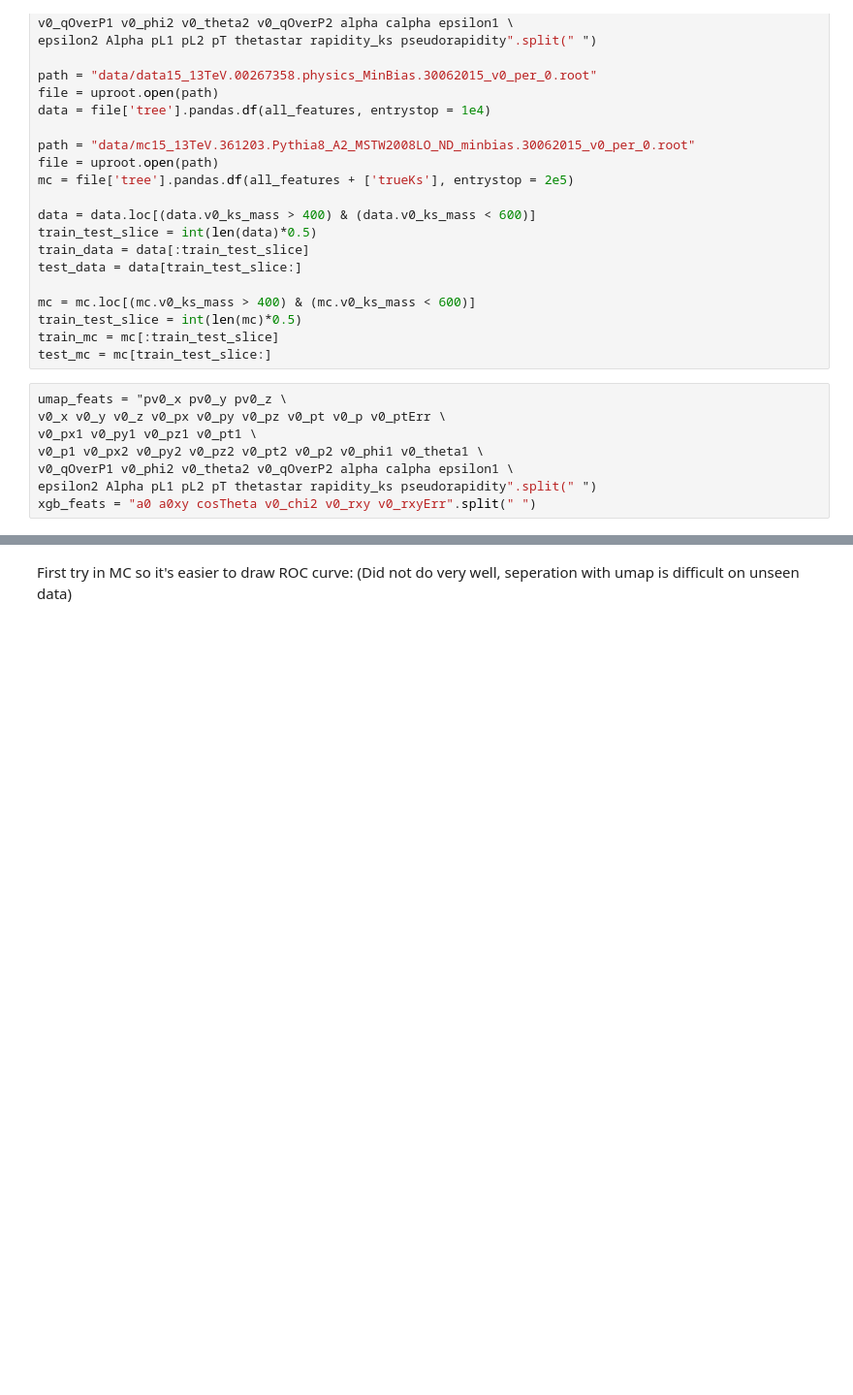
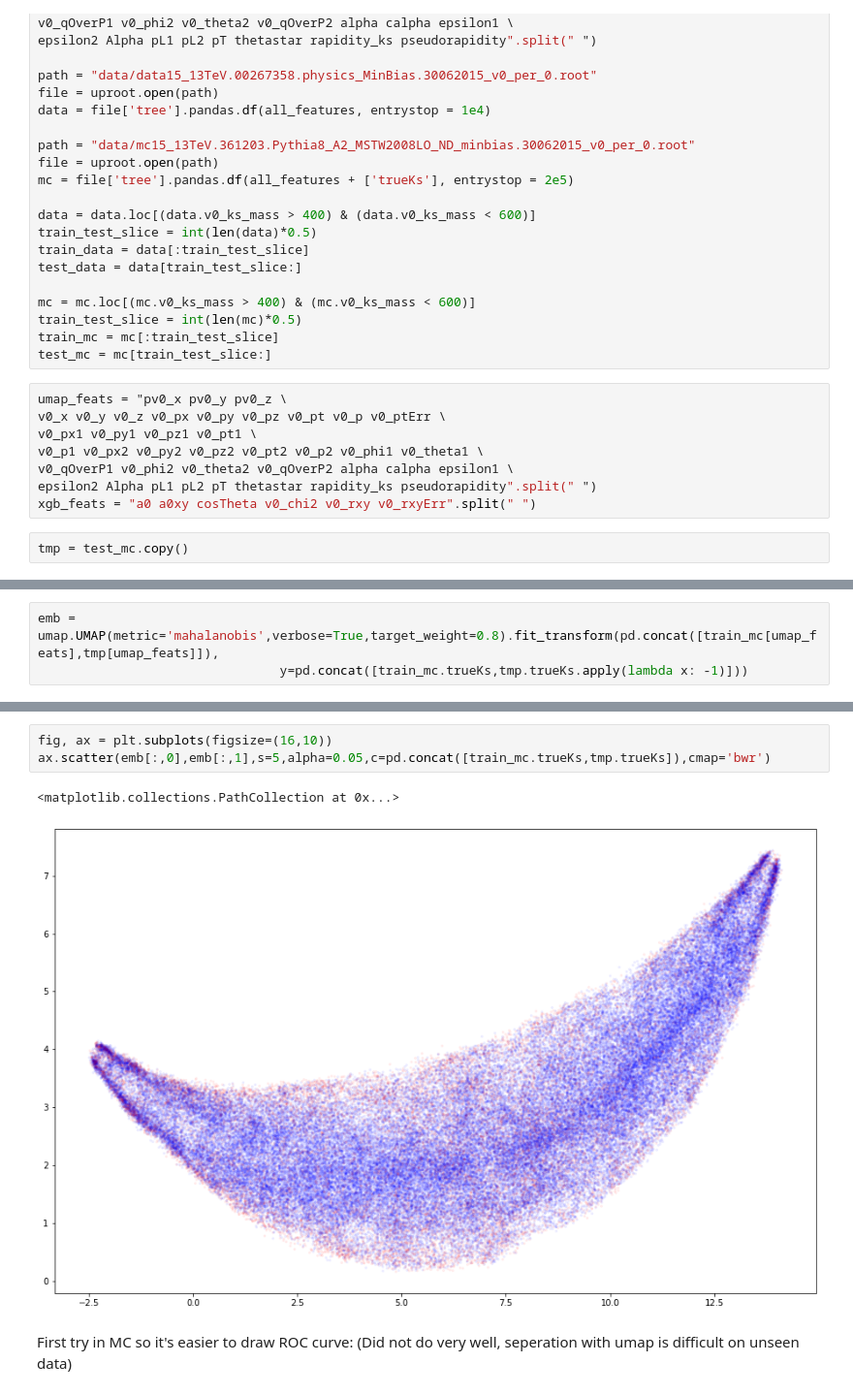
Before and after one commit to Vinther901/PUK, a Jupyter notebook: Classification_by_UMAP_and_XGBoost.ipynb, the cells around one changed output, grey strips where cells are left out. Shown at 97% size. Saved outputs shown, nothing was run; the diff lists cells and outputs as text; blank space fills up the shorter version.

```diff
--- a/Classification_by_UMAP_and_XGBoost.ipynb
+++ b/Classification_by_UMAP_and_XGBoost.ipynb
@@ -43,3 +43,5 @@ v0_p1 v0_px2 v0_py2 v0_pz2 v0_pt2 v0_p2 v0_phi1 v0_theta1 \
 v0_qOverP1 v0_phi2 v0_theta2 v0_qOverP2 alpha calpha epsilon1 \
 epsilon2 Alpha pL1 pL2 pT thetastar rapidity_ks pseudorapidity".split(" ")
 xgb_feats = "a0 a0xy cosTheta v0_chi2 v0_rxy v0_rxyErr".split(" ")
+# %%
+tmp = test_mc.copy()
@@ -45,0 +62,3 @@ xgb_feats = "a0 a0xy cosTheta v0_chi2 v0_rxy v0_rxyErr".split(" ")
+# %%
+emb = umap.UMAP(metric='mahalanobis',verbose=True,target_weight=0.8).fit_transform(pd.concat([train_mc[umap_feats],tmp[umap_feats]]),
+                                y=pd.concat([train_mc.trueKs,tmp.trueKs.apply(lambda x: -1)]))
@@ -46,3 +95,9 @@ xgb_feats = "a0 a0xy cosTheta v0_chi2 v0_rxy v0_rxyErr".split(" ")
+# %%
+fig, ax = plt.subplots(figsize=(16,10))
+ax.scatter(emb[:,0],emb[:,1],s=5,alpha=0.05,c=pd.concat([train_mc.trueKs,tmp.trueKs]),cmap='bwr')
+# %% [output]
+<matplotlib.collections.PathCollection at 0x...>
+[figure, added]
 # %% [markdown]
 First try in MC so it's easier to draw ROC curve: (Did not do very well, seperation with umap is difficult on unseen data)
 # %%
```
Also changed, not shown: parts of 9 cells of this notebook.
